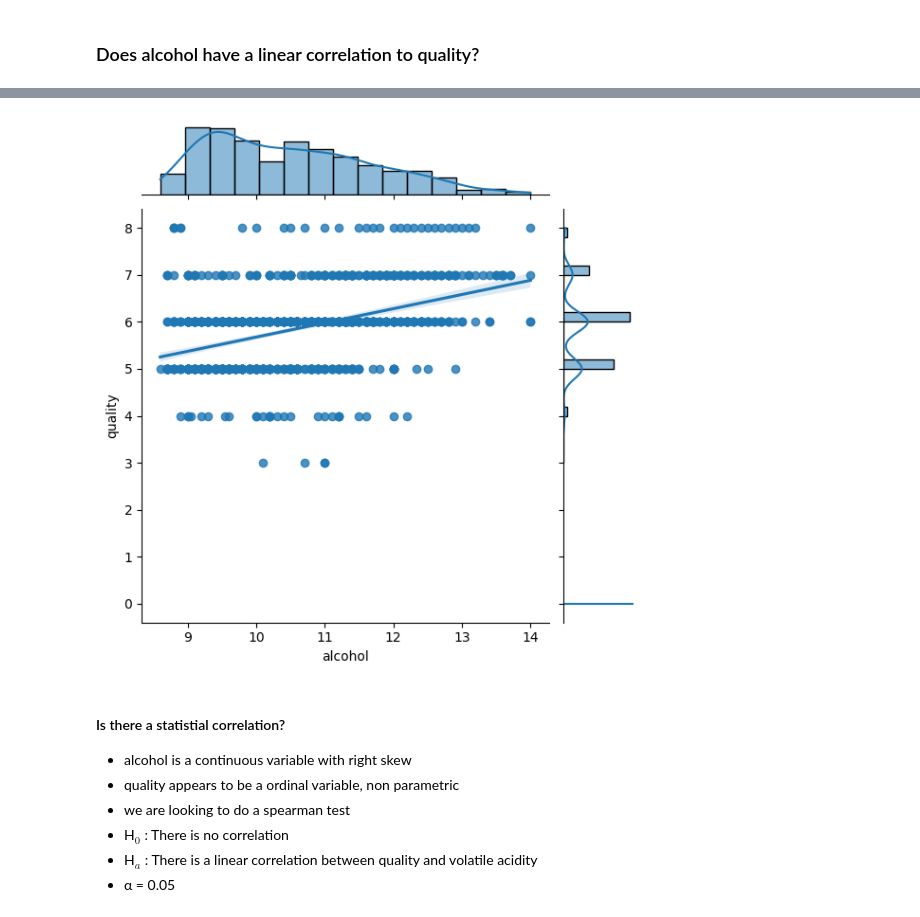
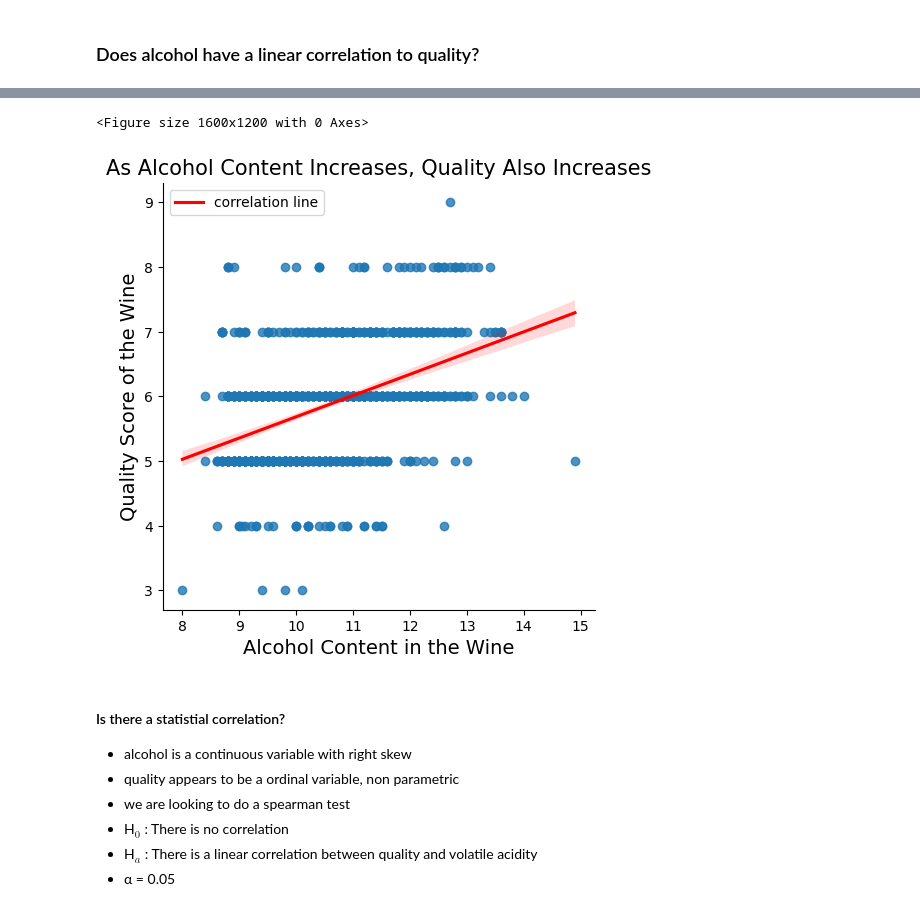
Before and after one commit to Wine-qualitity/wine-qualitiy-model, a Jupyter notebook: exploration.ipynb, the cells around one changed output, grey strips where cells are left out. Cells and saved outputs as stored; diff of their text form; code cells hidden in the pictures.

```diff
--- a/exploration.ipynb
+++ b/exploration.ipynb
@@ -253,9 +259,28 @@ _______________________________________________________
 # %%
-sns.jointplot(data=train.sample(1000), x='alcohol', y='quality', kind='reg')
-plt.axhline()
-plt.show()
+def get_plot_alcohol_by_quantity(train):
+    '''
+    This function will show a plot of alcohol content by wine quality.
+    '''
+    # set figure size
+    plt.figure(figsize=(16,12))
+    # create the plot
+    sns.lmplot(data=train.sample(1000), x='alcohol', y='quality',
+               # add a line showing the correlation
+               line_kws={'color': 'red', 'label':'correlation line'})
+    # add a title
+    plt.title('As Alcohol Content Increases, Quality Also Increases', size=15)
+    # add axis labels
+    plt.xlabel('Alcohol Content in the Wine', size=14)
+    plt.ylabel('Quality Score of the Wine', size=14)
+    # add a legend
+    plt.legend()
+    # show the plot
+    plt.show()
-# %% [output]
-[figure, removed]
+# %%
+get_plot_alcohol_by_quantity(train)
+# %% [output]
+<Figure size 1600x1200 with 0 Axes>
+[figure, added]
 # %% [markdown]
 #### Is there a statistial correlation?
 - alcohol is a continuous variable with right skew
```
Also changed, not shown: parts of 2 cells of this notebook, 5 other files.
